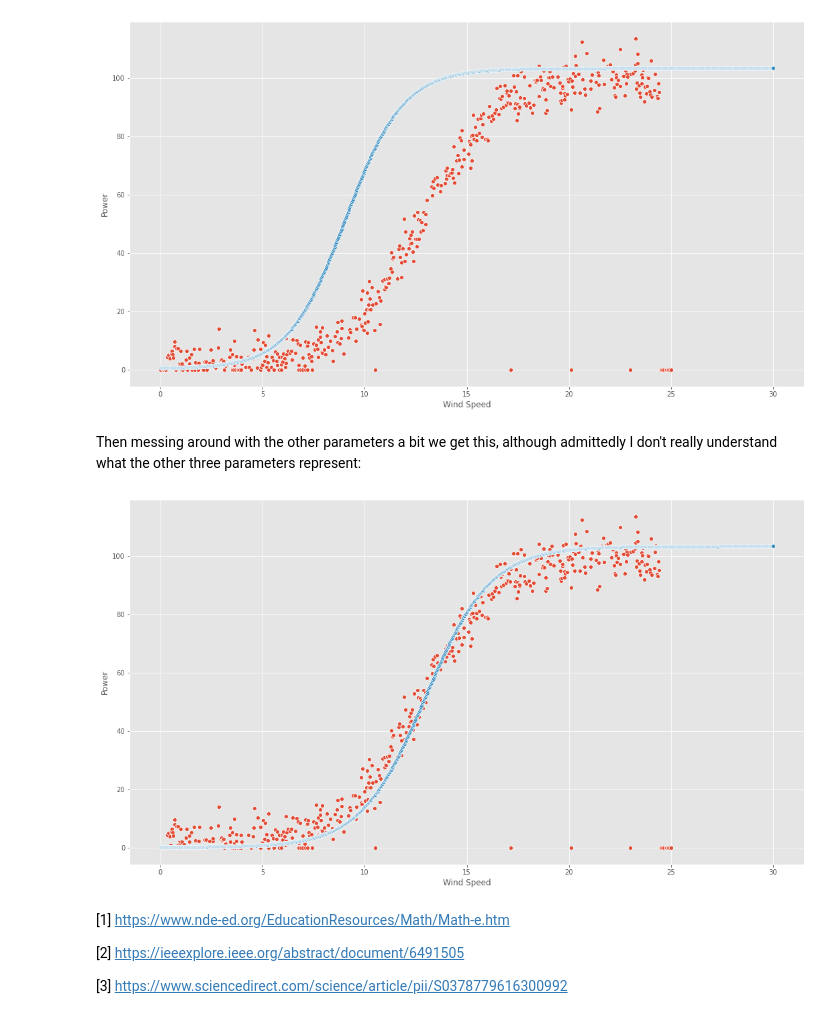
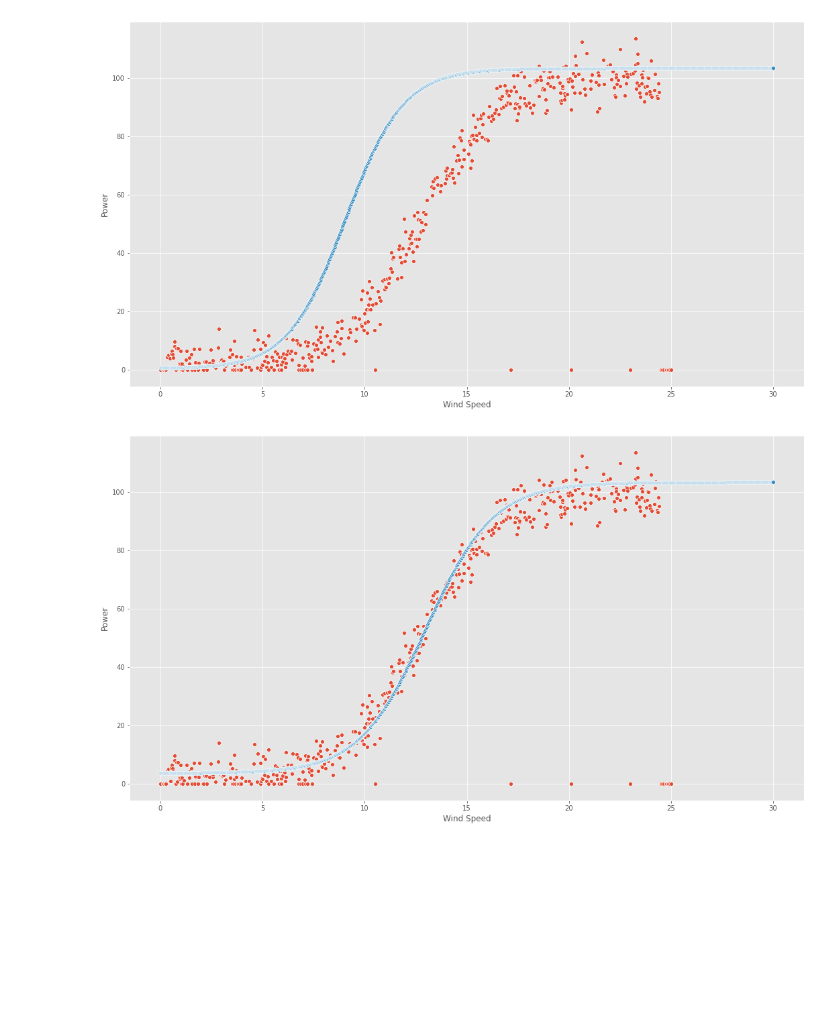
Before and after one commit to Crash-Bandicode/Project_FODA, a Jupyter notebook: Project_FODA.ipynb, the cells around one changed output. Drawn from its saved outputs; the diff is of its cells as text; code cells hidden in the pictures; blank space fills up the shorter version.

```diff
--- a/Project_FODA.ipynb
+++ b/Project_FODA.ipynb
@@ -362,27 +401,19 @@ sns.scatterplot(data=df, x='speed', y='power');
 sns.scatterplot(data=dfx, x='Wind Speed', y='Power');
 # %% [output]
 [figure]
-# %% [markdown]
-Then messing around with the other parameters a bit we get this, although admittedly I don't really understand what the other three parameters represent:
 # %%
 # Define parameters: vestas V80
-a, m, n, t = 103.322, 8, 3500, 1.59
+a, m, n, t = 103.322, 100, 2800, 1.64
 
 
 u = np.linspace(0.0, 30.0, 1000)
 
 # Express above equation in python:
 P_u = a * (1.0 + m * np.exp(-u / t)) / (1.0 + n * np.exp(-u / t))
 
 dfx = pd.DataFrame({'Wind Speed': u, 'Power': P_u})
 
 sns.scatterplot(data=df, x='speed', y='power');
 sns.scatterplot(data=dfx, x='Wind Speed', y='Power');
 # %% [output]
-[figure, old version]
+[figure, new version]
-# %% [markdown]
-[1] https://www.nde-ed.org/EducationResources/Math/Math-e.htm
-
-[2] https://ieeexplore.ieee.org/abstract/document/6491505
-
-[3] https://www.sciencedirect.com/science/article/pii/S0378779616300992
```
Also changed, not shown: parts of 29 cells of this notebook.
